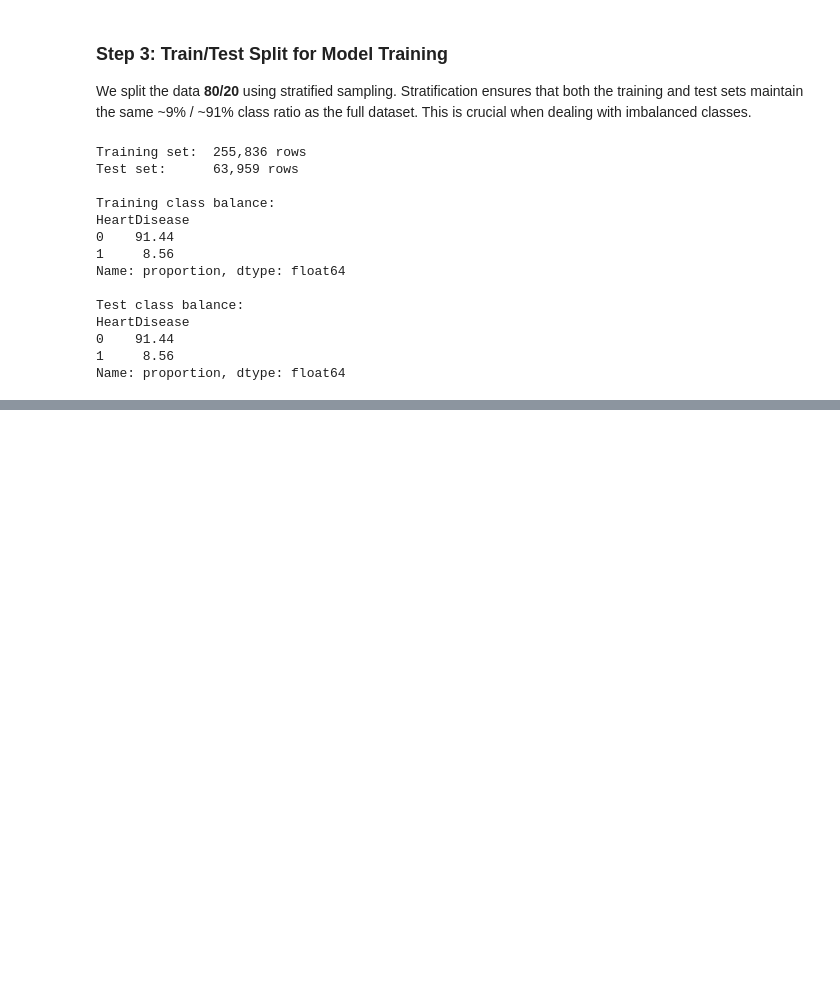
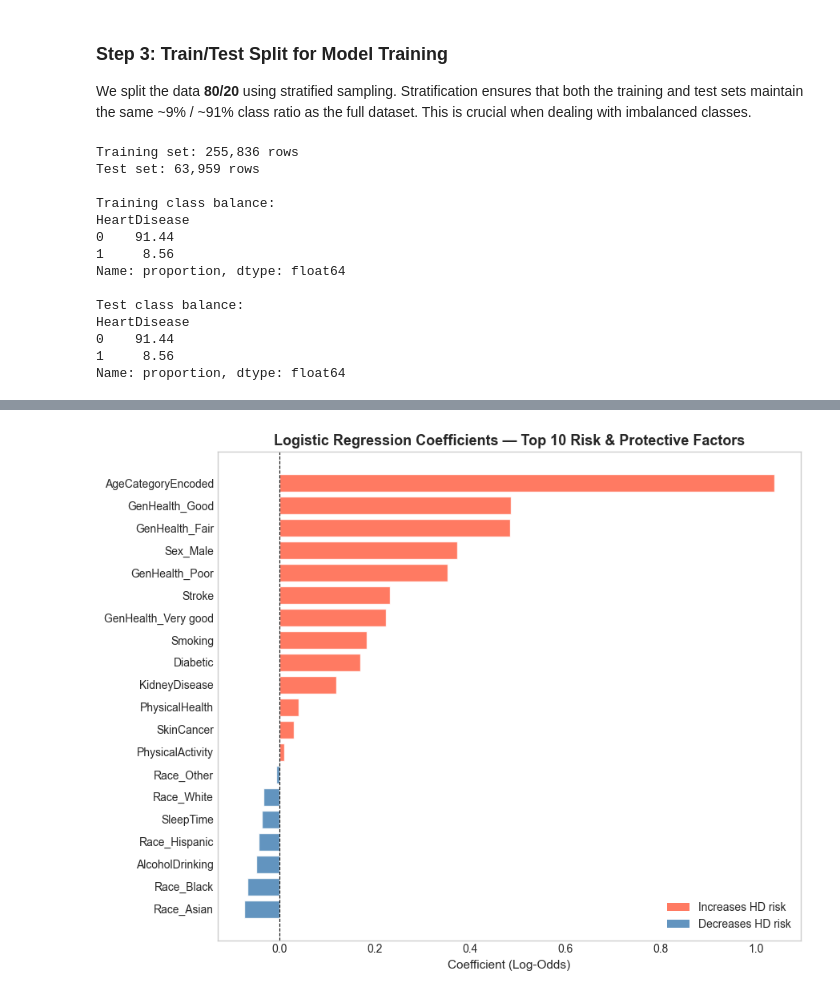
Before and after one commit to TeganHakim/heart-disease-prediction-analysis, a Jupyter notebook: test.ipynb, the cells around one changed output, grey strips where cells are left out. Drawn from its saved outputs; the diff is of its cells as text; code cells hidden in the pictures; blank space fills up the shorter version.

```diff
--- a/test.ipynb
+++ b/test.ipynb
@@ -627,0 +743,31 @@ plt.show()
+# %%
+##################################################
+# Logistic Regression Coefficient Weights Figure #
+##################################################
+
+# Create df of features and their coefficients
+coef_df = pd.DataFrame({'feature': X.columns, 'coefficient': lr_best.coef_[0]}).sort_values('coefficient', ascending=False)
+
+# Top 10 positive and top 10 negative coefficients
+top_pos = coef_df.head(10)
+top_neg = coef_df.tail(10)
+top_coef = pd.concat([top_pos, top_neg]).sort_values('coefficient')
+
+# Setup horizontal bar chart for coefficients
+fig, ax = plt.subplots(figsize=(9, 7))
+colors = ['tomato' if c > 0 else 'steelblue' for c in top_coef['coefficient']]
+bars = ax.barh(top_coef['feature'], top_coef['coefficient'], color=colors, alpha=0.85, edgecolor='white')
+
+# Update axes and labels
+ax.axvline(x=0, color='black', linewidth=0.8, linestyle='--')
+ax.set_xlabel('Coefficient (Log-Odds)', fontsize=11)
+ax.set_title('Logistic Regression Coefficients — Top 10 Risk & Protective Factors', fontsize=13, fontweight='bold')
+ax.grid(False)
+
+# Legend
+legend_elements = [Patch(facecolor='tomato',    alpha=0.85, label='Increases HD risk'), Patch(facecolor='steelblue', alpha=0.85, label='Decreases HD risk')]
+ax.legend(handles=legend_elements, loc='lower right')
+plt.tight_layout()
+plt.show()
+# %% [output]
+[figure, added]
```
Also changed, not shown: parts of 36 cells of this notebook.
